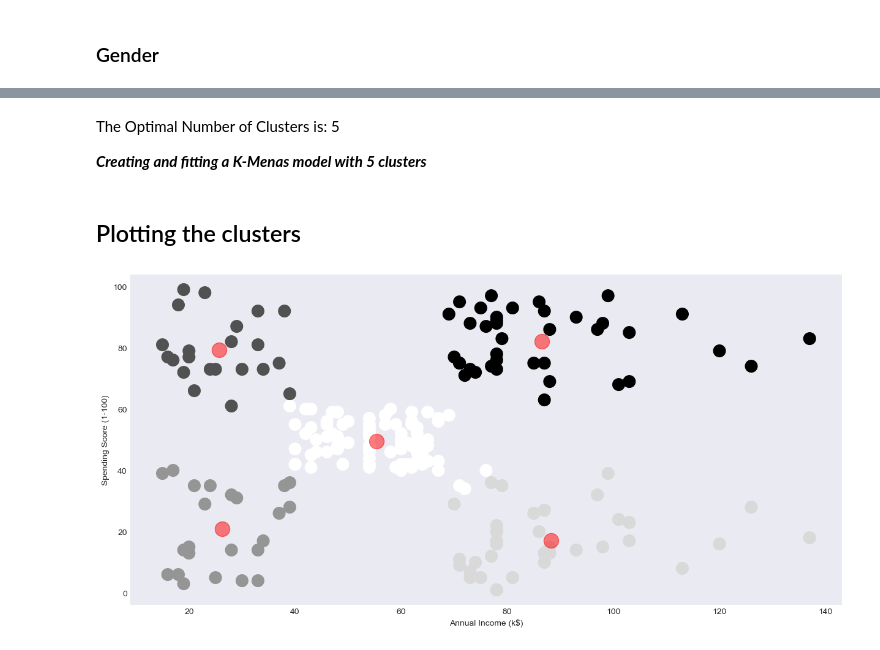
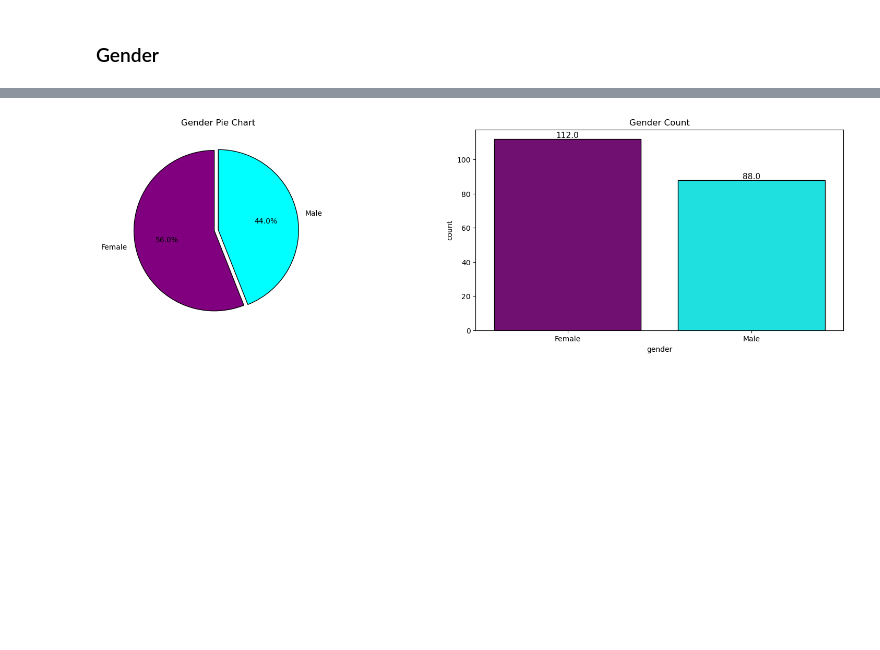
Before and after one commit to ibrhr/Customer-Segmentation-using-K-Means, a Jupyter notebook: Customer Segmentation using K-Means.ipynb, the cells around one changed output, grey strips where cells are left out. Drawn from its saved outputs; the diff is of its cells as text; code cells hidden in the pictures; blank space fills up the shorter version.

Commit message:
added more explanation and models

```diff
--- a/Customer Segmentation using K-Means.ipynb
+++ b/Customer Segmentation using K-Means.ipynb
@@ -171,4 +169,0 @@ plt.show()
-# %% [markdown]
-The Optimal Number of Clusters is: 5
-
-***Creating and fitting a K-Menas model with 5 clusters***
@@ -178,2 +169,0 @@ kmeans = KMeans(n_clusters=5, n_init='auto',
-# %% [markdown]
-## Plotting the clusters
@@ -183,12 +170,21 @@ centroids = kmeans.cluster_centers_
-# %%
-plt.figure(1 , figsize = (15 , 7) )
-
-plt.scatter( x = 'annual_income' ,y = 'spending_score' , data = df , c = labels ,
-            s = 200 )
-
-plt.scatter(x = centroids[: , 0] , y =  centroids[: , 1] , s = 300 , c = 'red' , alpha = 0.5)
-
-plt.ylabel('Spending Score (1-100)') , plt.xlabel('Annual Income (k$)')
-plt.show()
-# %% [output]
-[figure, removed]
+# %%
+colors = ['purple', 'cyan']
+
+fig, ax = plt.subplots(nrows=1, ncols=2, figsize=(20, 5))
+
+plt.subplot(1, 2, 1)
+plt.pie(df2['gender'].value_counts(), labels=['Female', 'Male'], autopct='%1.1f%%', startangle=90, explode=(0.05, 0), colors=colors,
+        wedgeprops={'edgecolor': 'black', 'linewidth': 1, 'antialiased': True})
+plt.title('Gender Pie Chart')
+
+plt.subplot(1, 2, 2)
+ax = sns.countplot(x='gender', data=df2,  edgecolor='black', palette=colors)
+for rect in ax.patches:
+    ax.text(rect.get_x() + rect.get_width() / 2, rect.get_height() +
+            0.75, rect.get_height(), horizontalalignment='center', fontsize=11)
+plt.title('Gender Count')
+ax.set_xticklabels(['Female', 'Male'])
+
+plt.show()
+# %% [output]
+[figure, added]
```
Also changed, not shown: parts of 114 cells of this notebook.
